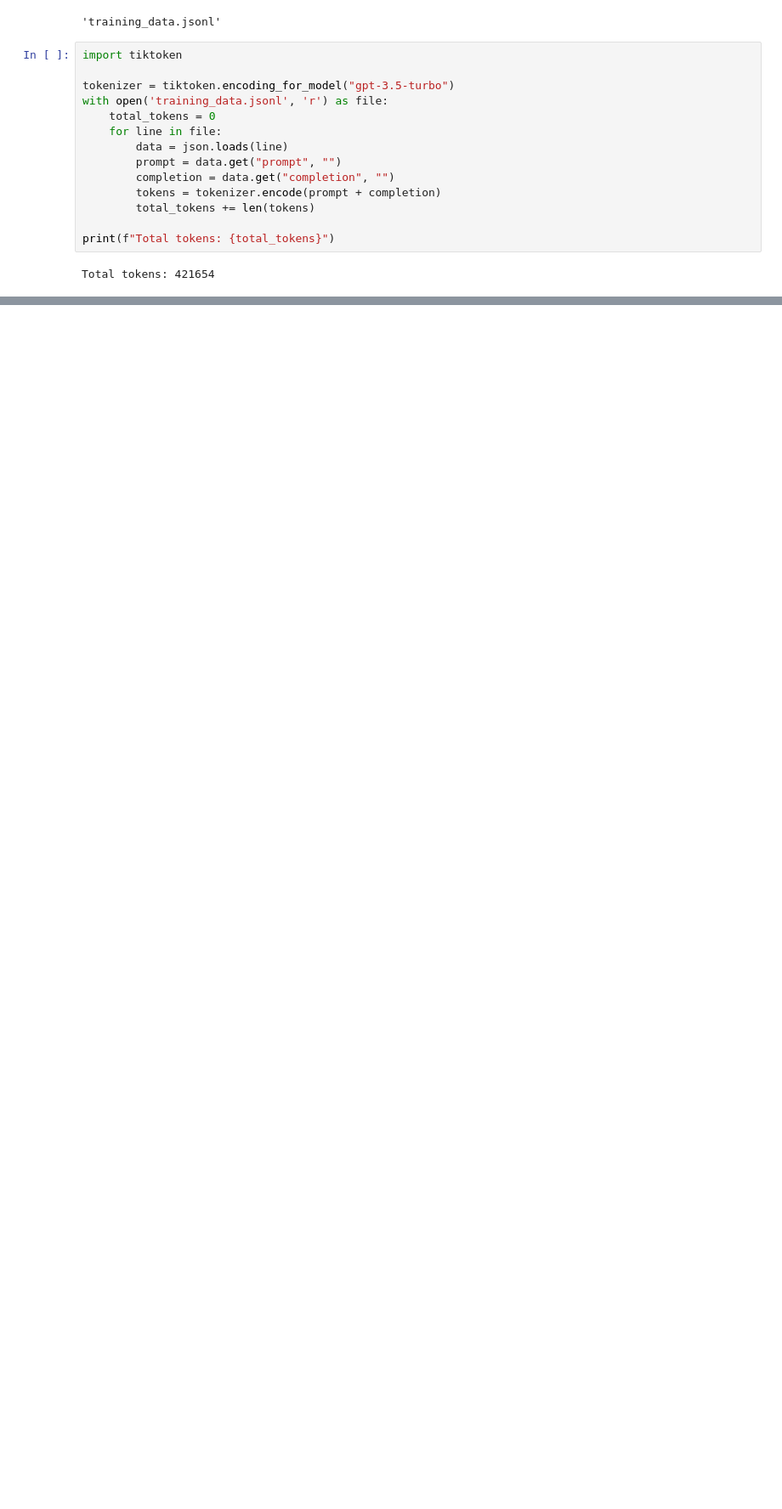
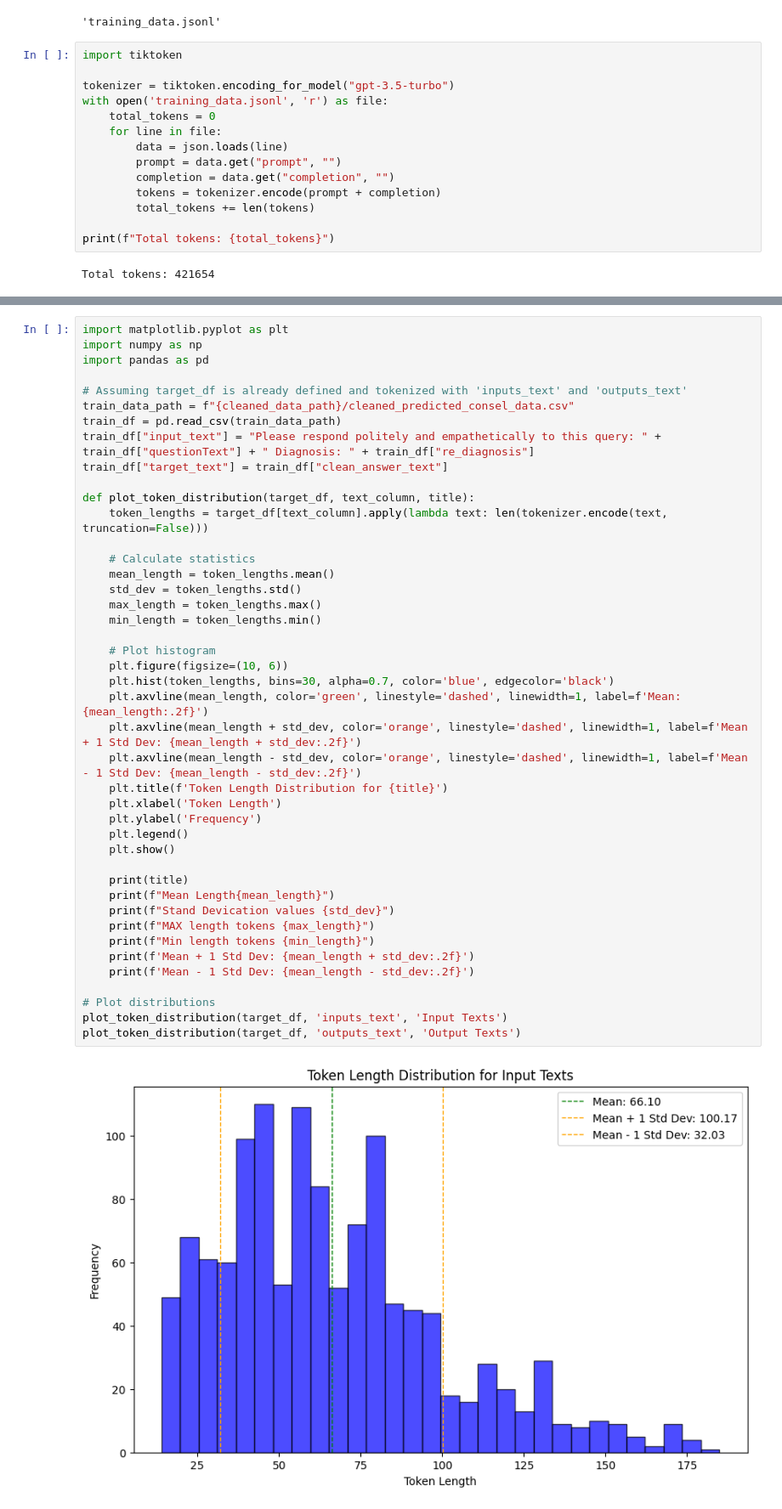
Before and after one commit to Ghostlun/Mental-Health-AI-Driven-System-Project, a Jupyter notebook: Model_Training/main_script.ipynb, the cells around one changed output, grey strips where cells are left out. Shown at 85% size. Drawn from its saved outputs; the diff is of its cells as text; blank space fills up the shorter version.

```diff
--- a/Model_Training/main_script.ipynb
+++ b/Model_Training/main_script.ipynb
@@ -1014,0 +1028,45 @@ Total tokens: 421654
+# %%
+import matplotlib.pyplot as plt
+import numpy as np
+import pandas as pd
+
+# Assuming target_df is already defined and tokenized with 'inputs_text' and 'outputs_text'
+train_data_path = f"{cleaned_data_path}/cleaned_predicted_consel_data.csv"
+train_df = pd.read_csv(train_data_path)
+train_df["input_text"] = "Please respond politely and empathetically to this query: " + train_df["questionText"] + " Diagnosis: " + train_df["re_diagnosis"]
+train_df["target_text"] = train_df["clean_answer_text"]
+
+def plot_token_distribution(target_df, text_column, title):
+    token_lengths = target_df[text_column].apply(lambda text: len(tokenizer.encode(text, truncation=False)))
+
+    # Calculate statistics
+    mean_length = token_lengths.mean()
+    std_dev = token_lengths.std()
+    max_length = token_lengths.max()
+    min_length = token_lengths.min()
+
+    # Plot histogram
+    plt.figure(figsize=(10, 6))
+    plt.hist(token_lengths, bins=30, alpha=0.7, color='blue', edgecolor='black')
+    plt.axvline(mean_length, color='green', linestyle='dashed', linewidth=1, label=f'Mean: {mean_length:.2f}')
+    plt.axvline(mean_length + std_dev, color='orange', linestyle='dashed', linewidth=1, label=f'Mean + 1 Std Dev: {mean_length + std_dev:.2f}')
+    plt.axvline(mean_length - std_dev, color='orange', linestyle='dashed', linewidth=1, label=f'Mean - 1 Std Dev: {mean_length - std_dev:.2f}')
+    plt.title(f'Token Length Distribution for {title}')
+    plt.xlabel('Token Length')
+    plt.ylabel('Frequency')
+    plt.legend()
+    plt.show()
+
+    print(title)
+    print(f"Mean Length{mean_length}")
+    print(f"Stand Devication values {std_dev}")
+    print(f"MAX length tokens {max_length}")
+    print(f"Min length tokens {min_length}")
+    print(f'Mean + 1 Std Dev: {mean_length + std_dev:.2f}')
+    print(f'Mean - 1 Std Dev: {mean_length - std_dev:.2f}')
+
+# Plot distributions
+plot_token_distribution(target_df, 'inputs_text', 'Input Texts')
+plot_token_distribution(target_df, 'outputs_text', 'Output Texts')
+# %% [output]
+[figure, added]
```
Also changed, not shown: parts of 20 cells of this notebook, 7 other files.
